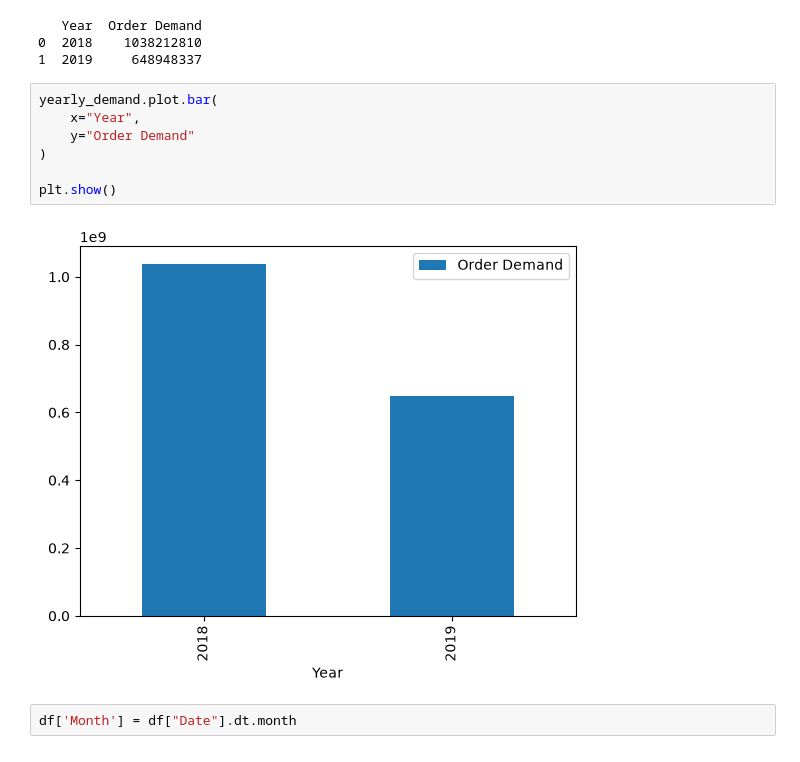
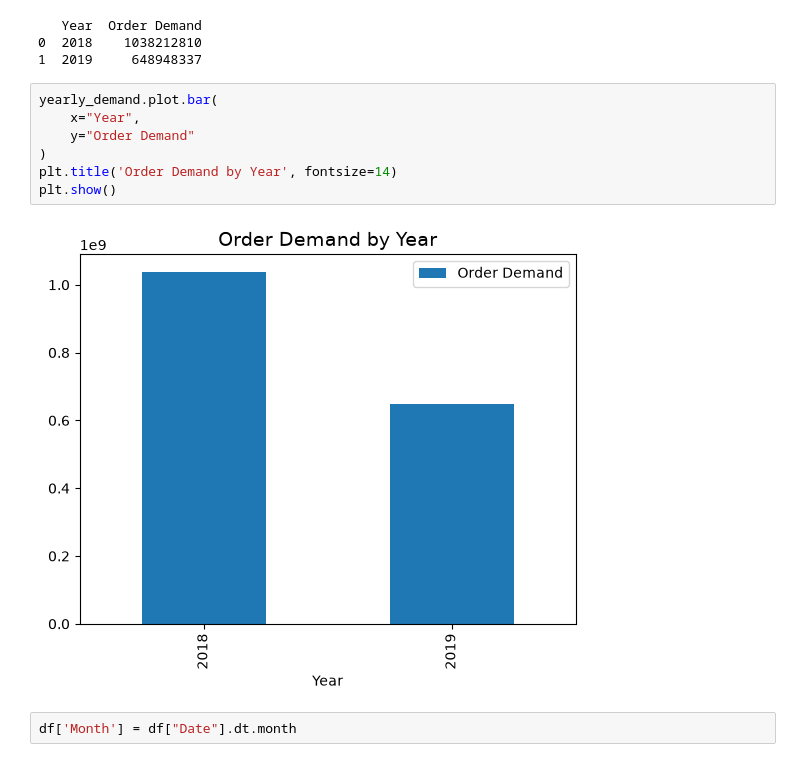
Before and after one commit to maipham-ctrl/Nova_Retail, a Jupyter notebook: main.ipynb, the cells around one changed output. Drawn from its saved outputs; the diff is of its cells as text.

```diff
--- a/main.ipynb
+++ b/main.ipynb
@@ -142,12 +142,12 @@ print(yearly_demand)
 # %%
 yearly_demand.plot.bar(
     x="Year",
     y="Order Demand"
 )
-
+plt.title('Order Demand by Year', fontsize=14)
 plt.show()
 # %% [output]
-[figure, old version]
+[figure, new version]
 # %%
 df['Month'] = df["Date"].dt.month
 # %%
```
Also changed, not shown: parts of 4 cells of this notebook.
